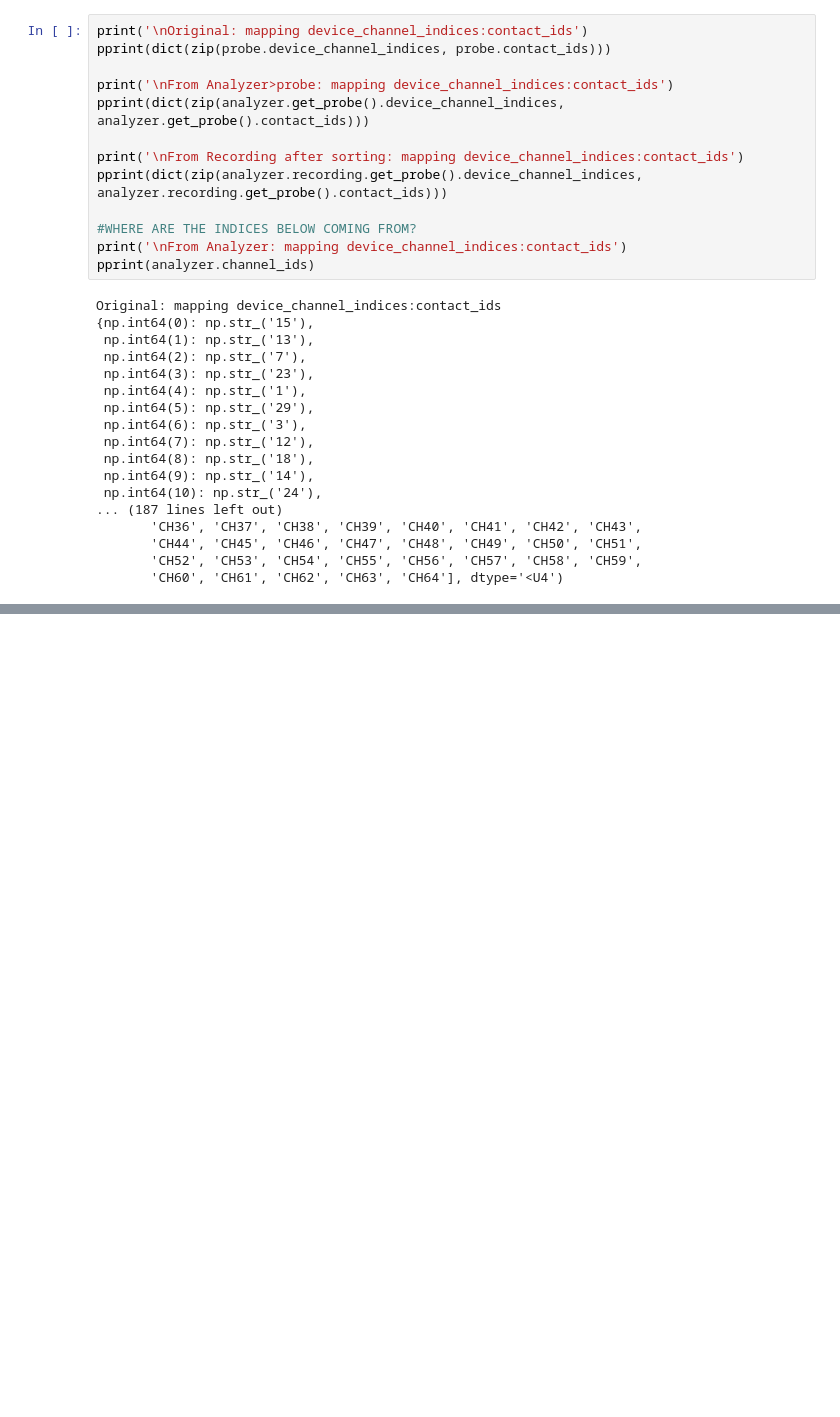
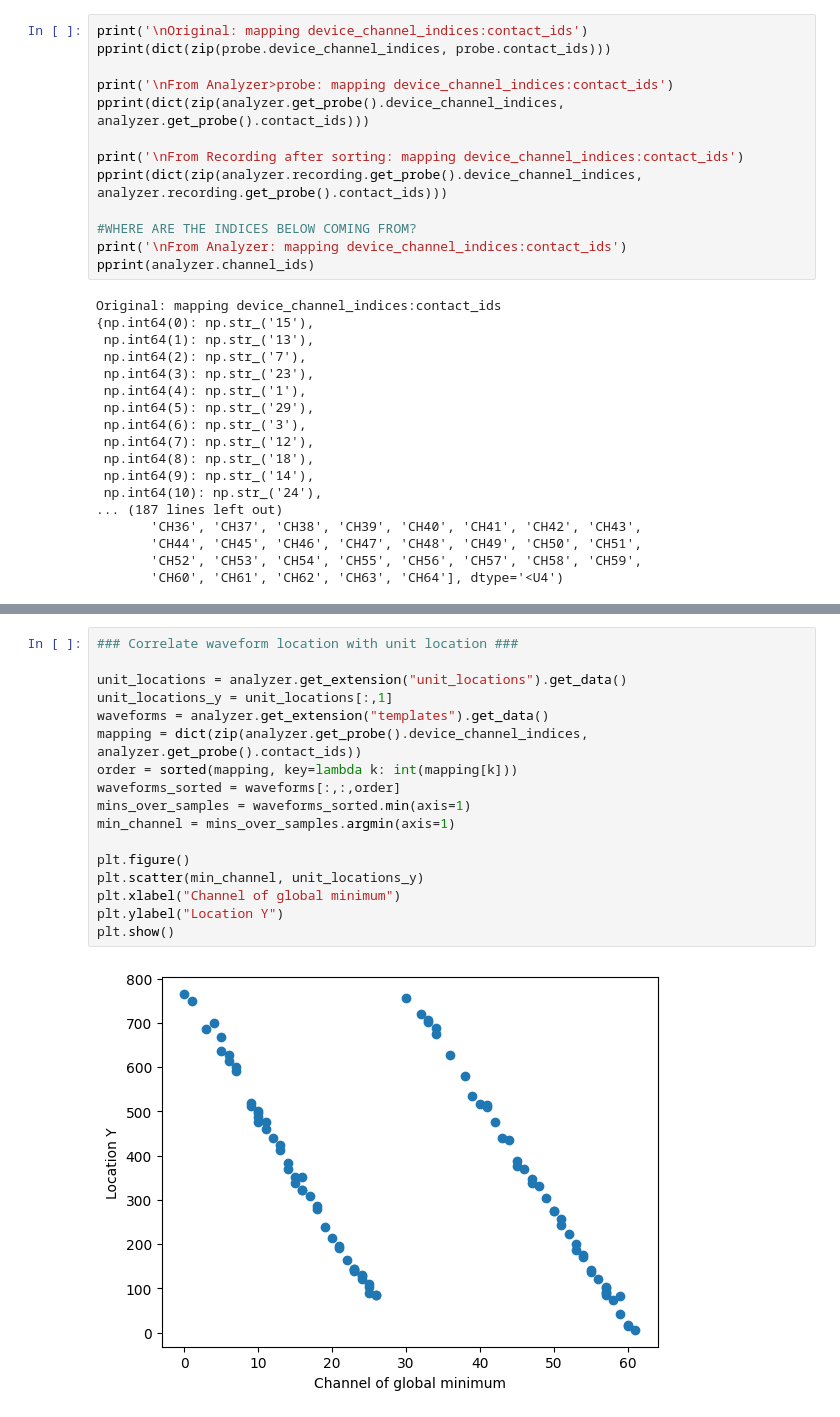
Before and after one commit to Wood-Dudchenko-lab/woodsort, a Jupyter notebook: pipelines_sorting/Pipeline_test_no_bad_channels.ipynb, the cells around one changed output, grey strips where cells are left out. Drawn from its saved outputs; the diff is of its cells as text; blank space fills up the shorter version.

```diff
--- a/pipelines_sorting/Pipeline_test_no_bad_channels.ipynb
+++ b/pipelines_sorting/Pipeline_test_no_bad_channels.ipynb
@@ -220,0 +244,19 @@ IndexError: index 62 is out of bounds for axis 0 with size 62
+# %%
+### Correlate waveform location with unit location ###
+
+unit_locations = analyzer.get_extension("unit_locations").get_data()
+unit_locations_y = unit_locations[:,1]
+waveforms = analyzer.get_extension("templates").get_data()
+mapping = dict(zip(analyzer.get_probe().device_channel_indices, analyzer.get_probe().contact_ids))
+order = sorted(mapping, key=lambda k: int(mapping[k]))
+waveforms_sorted = waveforms[:,:,order]
+mins_over_samples = waveforms_sorted.min(axis=1)
+min_channel = mins_over_samples.argmin(axis=1)
+
+plt.figure()
+plt.scatter(min_channel, unit_locations_y)
+plt.xlabel("Channel of global minimum")
+plt.ylabel("Location Y")
+plt.show()
+# %% [output]
+[figure, added]
```
Also changed, not shown: parts of 5 cells of this notebook, 2 other files.
